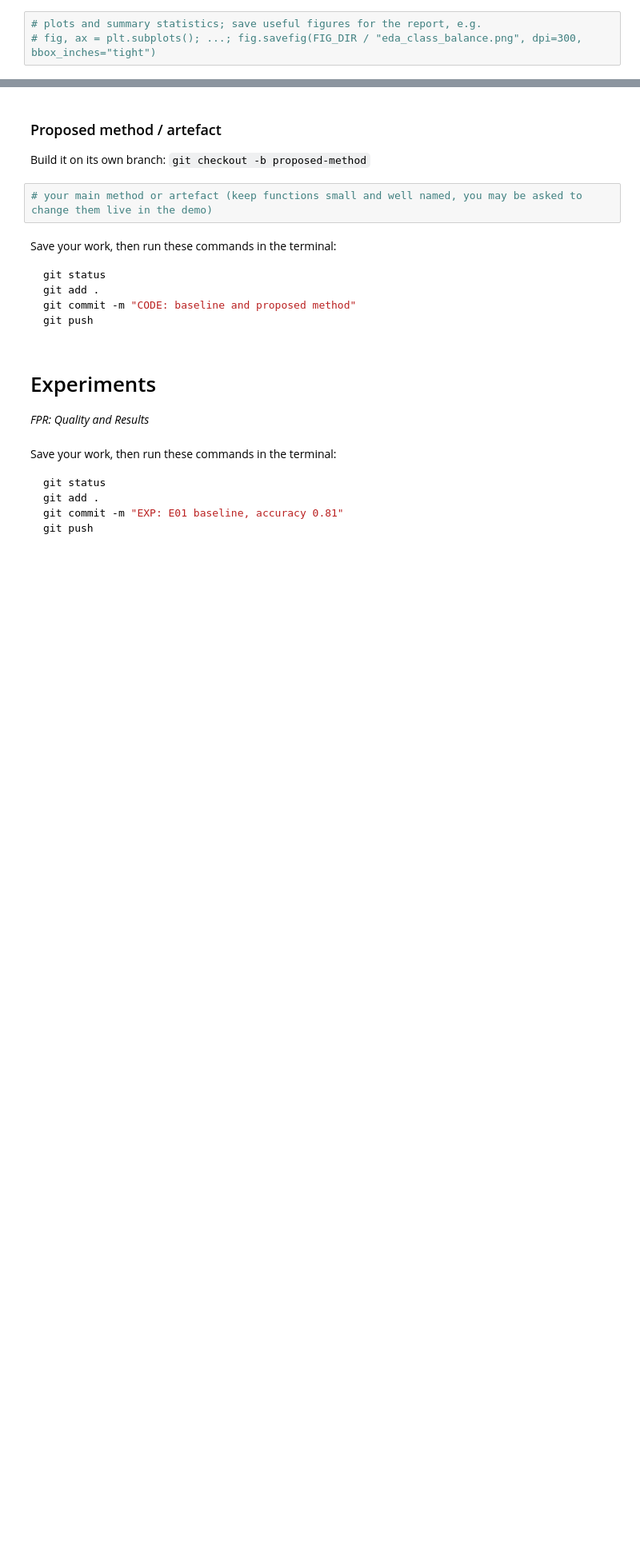
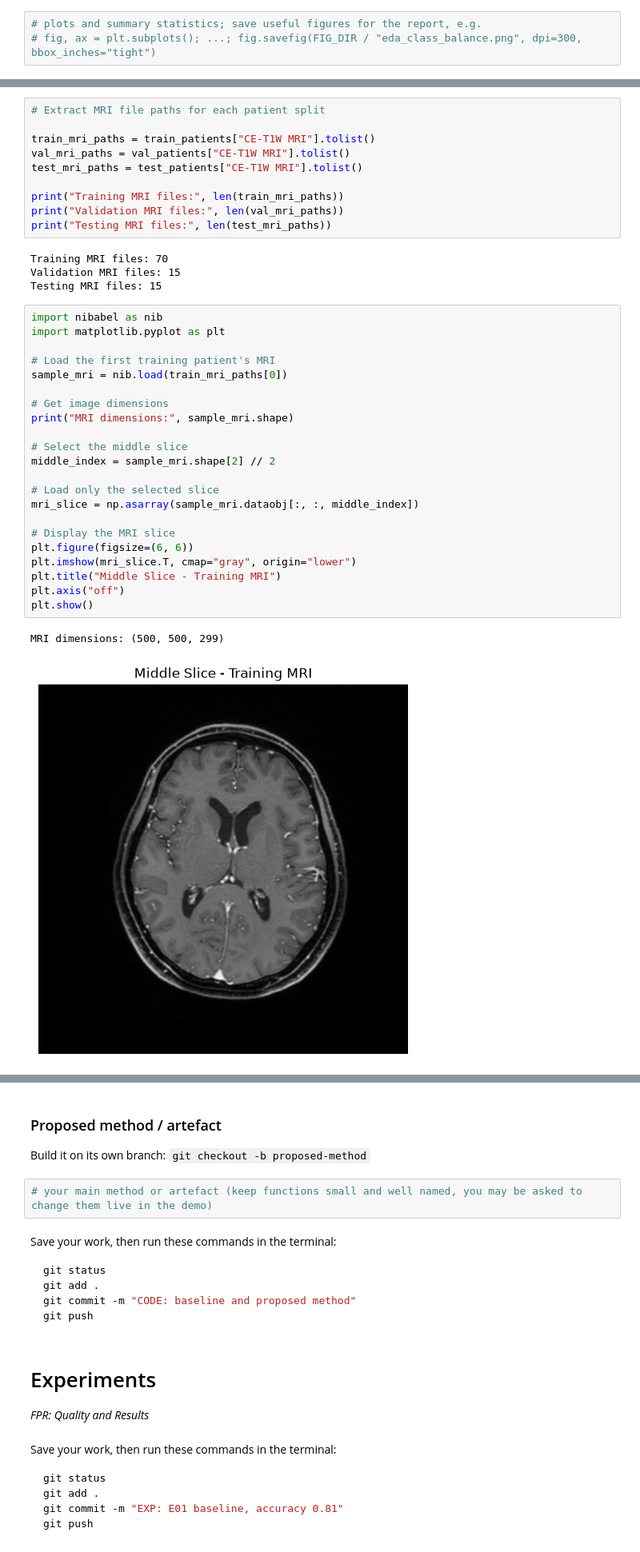
Before and after one commit to Niharika1003/msc-project-rayavarapu, a Jupyter notebook: MSC_final_project.ipynb, the cells around one changed output, grey strips where cells are left out. Shown at 80% size. Saved outputs shown, nothing was run; the diff lists cells and outputs as text; blank space fills up the shorter version.

```diff
--- a/MSC_final_project.ipynb
+++ b/MSC_final_project.ipynb
@@ -890,0 +1415,39 @@ A simple method to compare against. Build it on its own branch: `git checkout -b
+# %%
+# Extract MRI file paths for each patient split
+
+train_mri_paths = train_patients["CE-T1W MRI"].tolist()
+val_mri_paths = val_patients["CE-T1W MRI"].tolist()
+test_mri_paths = test_patients["CE-T1W MRI"].tolist()
+
+print("Training MRI files:", len(train_mri_paths))
+print("Validation MRI files:", len(val_mri_paths))
+print("Testing MRI files:", len(test_mri_paths))
+# %% [output]
+Training MRI files: 70
+Validation MRI files: 15
+Testing MRI files: 15
+# %%
+import nibabel as nib
+import matplotlib.pyplot as plt
+
+# Load the first training patient's MRI
+sample_mri = nib.load(train_mri_paths[0])
+
+# Get image dimensions
+print("MRI dimensions:", sample_mri.shape)
+
+# Select the middle slice
+middle_index = sample_mri.shape[2] // 2
+
+# Load only the selected slice
+mri_slice = np.asarray(sample_mri.dataobj[:, :, middle_index])
+
+# Display the MRI slice
+plt.figure(figsize=(6, 6))
+plt.imshow(mri_slice.T, cmap="gray", origin="lower")
+plt.title("Middle Slice - Training MRI")
+plt.axis("off")
+plt.show()
+# %% [output]
+MRI dimensions: (500, 500, 299)
+[figure, added]
```
Also changed, not shown: parts of 47 cells of this notebook.
